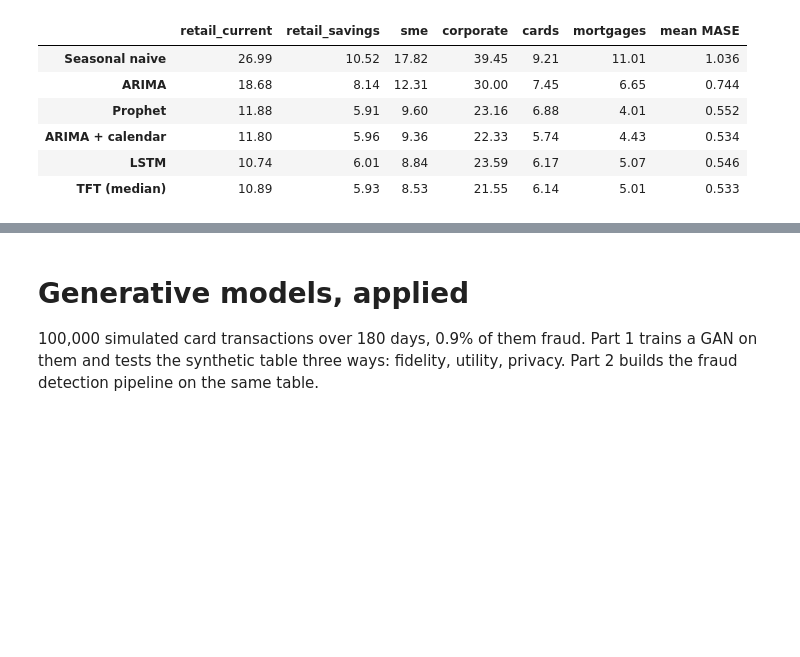
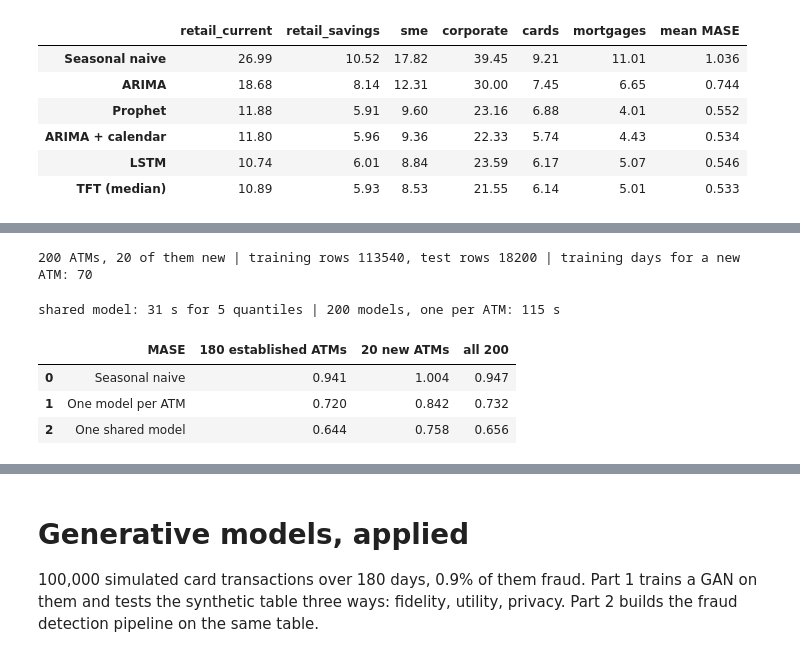
Before and after one commit to iitm-da/finance-ml, a Jupyter notebook: forecasting_and_generative_models.ipynb, the cells around one changed output, grey strips where cells are left out. Saved outputs shown, nothing was run; the diff lists cells and outputs as text; code cells hidden in the pictures; blank space fills up the shorter version.

```diff
--- a/forecasting_and_generative_models.ipynb
+++ b/forecasting_and_generative_models.ipynb
@@ -485,0 +492,55 @@ pd.DataFrame(rows, columns=['model', 'MASE, days 1 to 7', 'MASE, days 8 to 14'])
+# %%
+from sklearn.ensemble import HistGradientBoostingRegressor as HGB
+atm = pd.read_csv('data/atm.csv', parse_dates=['date']).sort_values(['atm_id', 'date']).reset_index(drop=True)
+A_TEST = 91
+d0 = atm.date.min(); atm['di'] = (atm.date - d0).dt.days
+ti = int(atm.di.max()) - A_TEST + 1                              # first test day
+NEW = set(atm.groupby('atm_id').di.min().loc[lambda s: s > 0].index)
+atm['kind_c'] = atm.kind.astype('category').cat.codes
+atm['atm_c'] = atm.atm_id.astype('category').cat.codes
+atm['origin'] = atm.di - ((atm.di - ti) % 7)                     # the weekly forecast this day belongs to
+atm['h'] = atm.di - atm.origin + 1                               # 1 to 7 days ahead
+g = atm.groupby('atm_id').withdrawn
+atm['naive'] = g.shift(7)                                        # seasonal naive: the same weekday last week
+atm['r28'] = g.transform(lambda s: s.shift(1).rolling(28, min_periods=14).mean())
+lvl = atm.loc[atm.h == 1, ['atm_id', 'origin', 'r28']].rename(columns={'r28': 'level'})
+atm = atm.merge(lvl, on=['atm_id', 'origin'], how='left').dropna(subset=['level', 'naive'])
+a_tr, a_te = atm[atm.di < ti], atm[atm.di >= ti].copy()
+print('%d ATMs, %d of them new | training rows %d, test rows %d | training days for a new ATM: %d'
+      % (atm.atm_id.nunique(), len(NEW), len(a_tr), len(a_te), a_tr[a_tr.atm_id.isin(NEW)].groupby('atm_id').size().max()))
+# %% [output]
+200 ATMs, 20 of them new | training rows 113540, test rows 18200 | training days for a new ATM: 70
+# %%
+# one shared model for all 200 ATMs, one fit per quantile; and one median model per ATM on its own history
+FEAT = ['dow', 'is_holiday', 'is_payday', 'since_payday', 'december', 'h', 'level', 'kind_c', 'atm_c']
+LOCAL = FEAT[:7]
+QS = [50, 80, 90, 95, 99]
+t0 = time.time()
+for q in QS:
+    mdl = HGB(loss='quantile', quantile=q / 100, max_iter=400, learning_rate=.06, random_state=0,
+              categorical_features=[FEAT.index(c) for c in ('dow', 'kind_c', 'atm_c')]).fit(a_tr[FEAT], a_tr.withdrawn)
+    a_te[f'q{q}'] = mdl.predict(a_te[FEAT])
+t_shared = time.time() - t0
+t0 = time.time()
+a_te['local'] = np.nan
+for a, part in a_tr.groupby('atm_id'):
+    mm = HGB(loss='quantile', quantile=.5, max_iter=80, learning_rate=.1, random_state=0,
+             categorical_features=[0]).fit(part[LOCAL], part.withdrawn)
+    a_te.loc[a_te.atm_id == a, 'local'] = mm.predict(a_te.loc[a_te.atm_id == a, LOCAL])
+t_local = time.time() - t0
+a_scale = (a_tr.withdrawn - a_tr.naive).abs().groupby(a_tr.atm_id).mean()
+a_te['sc'] = a_te.atm_id.map(a_scale)
+is_new = a_te.atm_id.isin(NEW)
+def a_mase(col, mask):
+    d = a_te[mask]
+    return float(((d.withdrawn - d[col]).abs() / d.sc).groupby(d.atm_id).mean().mean())
+rows = [[nm, round(a_mase(c, ~is_new), 3), round(a_mase(c, is_new), 3), round(a_mase(c, is_new | ~is_new), 3)]
+        for nm, c in [('Seasonal naive', 'naive'), ('One model per ATM', 'local'), ('One shared model', 'q50')]]
+print('shared model: %.0f s for %d quantiles | 200 models, one per ATM: %.0f s' % (t_shared, len(QS), t_local))
+pd.DataFrame(rows, columns=['MASE', '180 established ATMs', '20 new ATMs', 'all 200'])
+# %% [output]
+shared model: 31 s for 5 quantiles | 200 models, one per ATM: 115 s
+|  | MASE | 180 established ATMs | 20 new ATMs | all 200 |
+| 0 | Seasonal naive | 0.941 | 1.004 | 0.947 |
+| 1 | One model per ATM | 0.720 | 0.842 | 0.732 |
+| 2 | One shared model | 0.644 | 0.758 | 0.656 |
```
Also changed, not shown: parts of 14 cells of this notebook, 8 other files.
